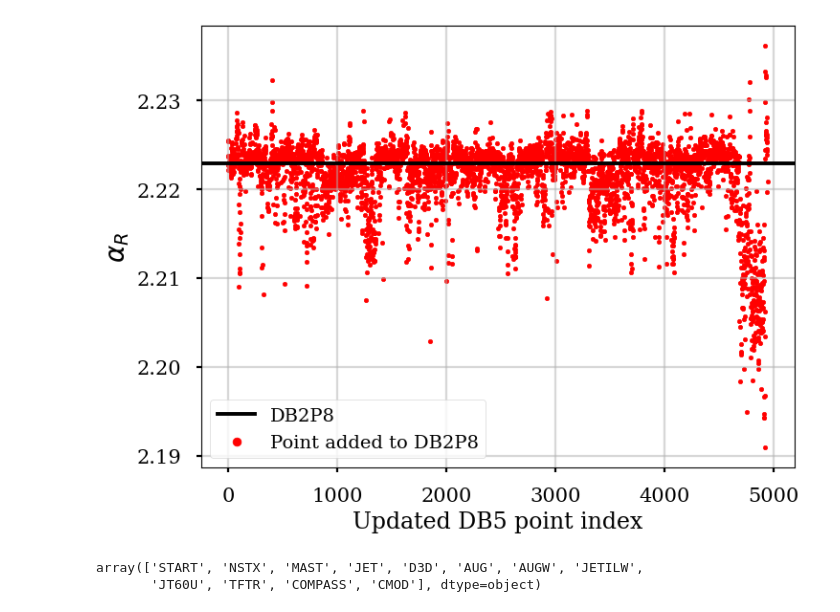
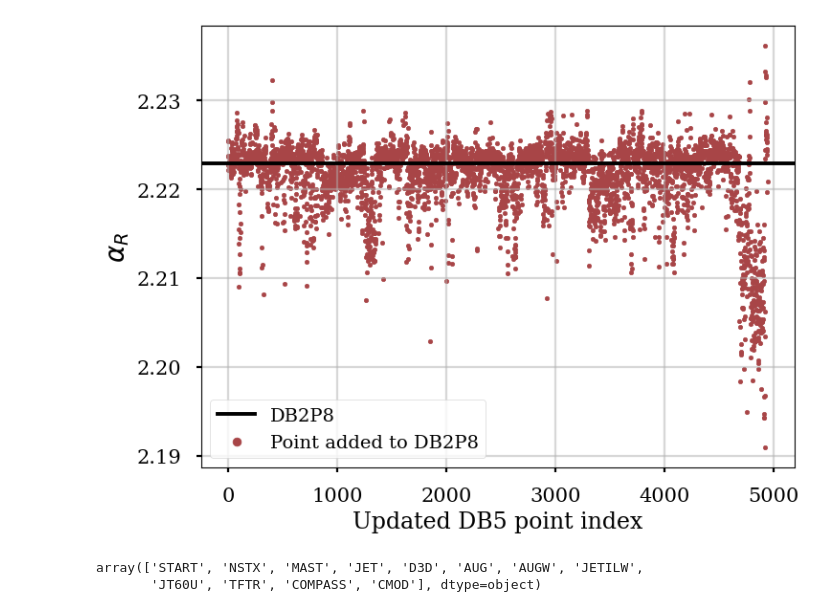
Before and after one commit to Chinnasf/FUSION-EP-Master-Thesis, a Jupyter notebook: Optimization/Random_sampling_LATEX_PLOTS.ipynb, the cells around one changed output. Cells and saved outputs as stored; diff of their text form; code cells hidden in the pictures.

```diff
--- a/Optimization/Random_sampling_LATEX_PLOTS.ipynb
+++ b/Optimization/Random_sampling_LATEX_PLOTS.ipynb
@@ -67,19 +67,19 @@ regression_DB2 = get_regression_np(R[R.id.isin([0])])[1]
 # %%
 plt.figure(figsize=(8,6))
 plt.axhline(regression_DB2.params[5], c="k", label="DB2P8")
-plt.scatter(reg_data.index, reg_data.αR, s=10, c = "red", label="Point added to DB2P8")
+plt.scatter(reg_data.index, reg_data.αR, s=10, c = "#A84547", label="Point added to DB2P8")
 plt.xlabel("Updated DB5 point index",fontsize=17)
 plt.ylabel("$\\alpha_R$", fontsize=20)
 plt.xticks(fontsize=15)
 plt.yticks(fontsize=15)
 plt.legend(fontsize=14, markerscale=2)
 
 plt.rc('axes', axisbelow=True)
 plt.grid(alpha=0.5);
 
-#plt.savefig(fig_path+"individual_pts.pdf", format="pdf", dpi=800, bbox_inches='tight');
+plt.savefig(fig_path+"individual_pts.pdf", format="pdf", dpi=800, bbox_inches='tight');
 # %% [output]
-[figure, old version]
+[figure, new version]
 # %%
 # Leave the ones above baseline out -- because we are interested in the reduction of value
 pts_minimize = reg_data[reg_data.αR < regression_DB2.params[5] ]
```
Also changed, not shown: parts of 2 cells of this notebook, 1 other file.
